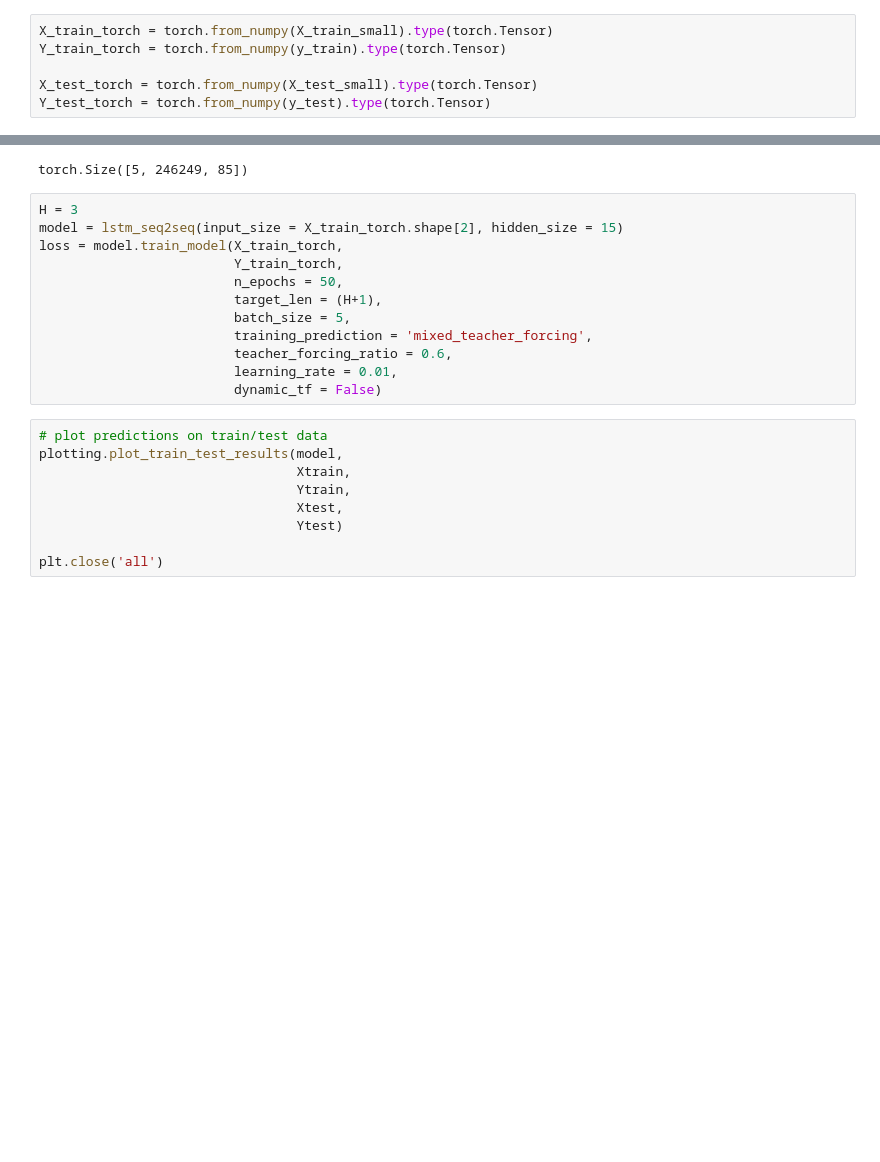
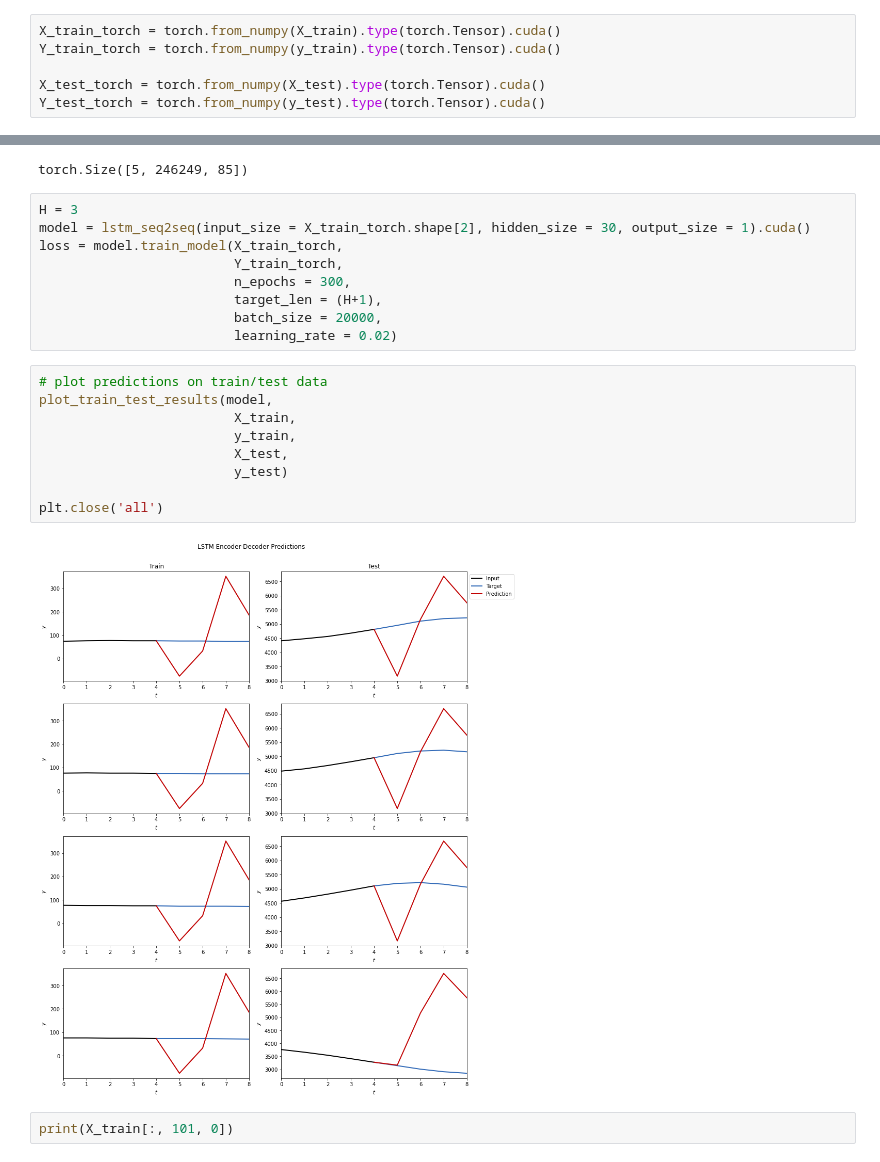
Before and after one commit to sparsha1644/HomePriceBeastNew, a Jupyter notebook: LSTM_EncoderDecoder.ipynb, the cells around one changed output, grey strips where cells are left out. Cells and saved outputs as stored; diff of their text form; blank space fills up the shorter version.

Commit message:
Updating data script and lstm models to work for all features

```diff
--- a/LSTM_EncoderDecoder.ipynb
+++ b/LSTM_EncoderDecoder.ipynb
@@ -28,6 +58,6 @@ X_test_small = np.expand_dims(X_test[:,:,0], axis=2)
 # %%
-X_train_torch = torch.from_numpy(X_train_small).type(torch.Tensor)
-Y_train_torch = torch.from_numpy(y_train).type(torch.Tensor)
+X_train_torch = torch.from_numpy(X_train).type(torch.Tensor).cuda()
+Y_train_torch = torch.from_numpy(y_train).type(torch.Tensor).cuda()
 
-X_test_torch = torch.from_numpy(X_test_small).type(torch.Tensor)
-Y_test_torch = torch.from_numpy(y_test).type(torch.Tensor)
+X_test_torch = torch.from_numpy(X_test).type(torch.Tensor).cuda()
+Y_test_torch = torch.from_numpy(y_test).type(torch.Tensor).cuda()
@@ -351,22 +370,23 @@ X_train_torch.shape
 torch.Size([5, 246249, 85])
 # %%
 H = 3
-model = lstm_seq2seq(input_size = X_train_torch.shape[2], hidden_size = 15)
+model = lstm_seq2seq(input_size = X_train_torch.shape[2], hidden_size = 30, output_size = 1).cuda()
 loss = model.train_model(X_train_torch,
                          Y_train_torch,
-                         n_epochs = 50,
+                         n_epochs = 300,
                          target_len = (H+1),
-                         batch_size = 5,
-                         training_prediction = 'mixed_teacher_forcing',
-                         teacher_forcing_ratio = 0.6,
-                         learning_rate = 0.01,
-                         dynamic_tf = False)
+                         batch_size = 20000,
+                         learning_rate = 0.02)
 # %%
 # plot predictions on train/test data
-plotting.plot_train_test_results(model,
-                                 Xtrain,
-                                 Ytrain,
-                                 Xtest,
-                                 Ytest)
+plot_train_test_results(model,
+                         X_train,
+                         y_train,
+                         X_test,
+                         y_test)
 
 plt.close('all')
+# %% [output]
+[figure, added]
+# %%
+print(X_train[:, 101, 0])
```
Also changed, not shown: parts of 8 cells of this notebook, 1 other file.
